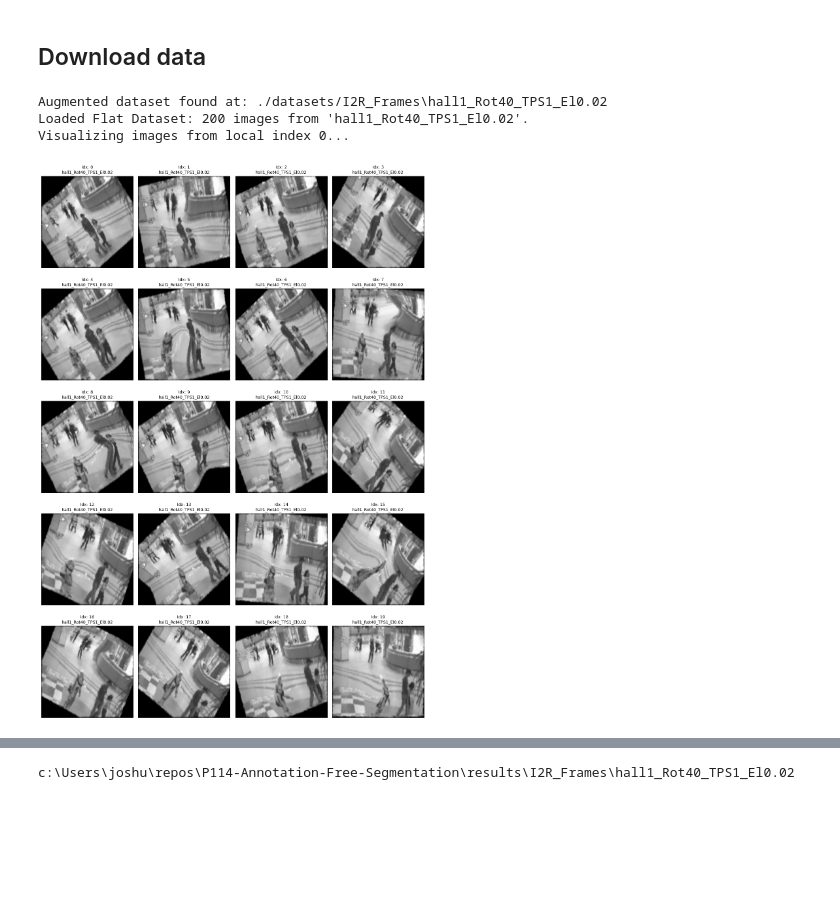
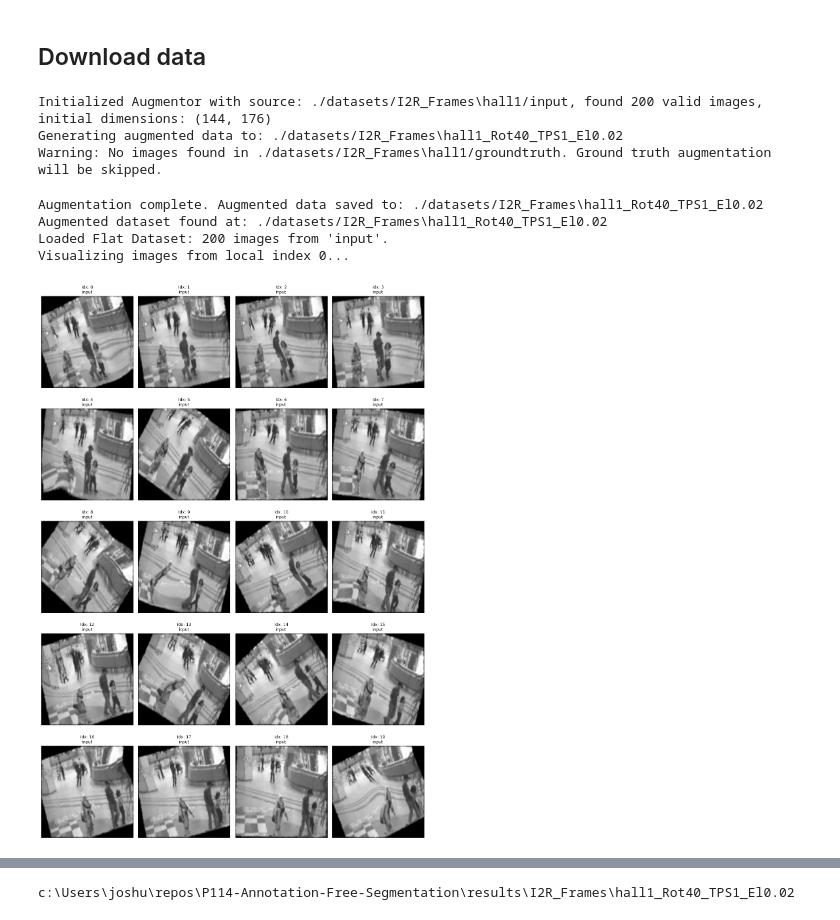
Before and after one commit to E-N-J/P114-Annotation-Free-Segmentation, a Jupyter notebook: i2r.ipynb, the cells around one changed output, grey strips where cells are left out. Saved outputs shown, nothing was run; the diff lists cells and outputs as text; code cells hidden in the pictures; blank space fills up the shorter version.

```diff
--- a/i2r.ipynb
+++ b/i2r.ipynb
@@ -35,26 +35,30 @@ if os.path.exists(DATA_ZIP_PATH) is False:
         zip.extractall("./datasets/")
 # %%
 aug = Augmentor(rotation=40, tps=1, elastic=0.02, source_root=DATASET_PATH, device=DEVICE)
-# aug.prepare(force_rebuild=True)
+aug.prepare(force_rebuild=True)
 
 input_shape = (max(aug.init_dims), max(aug.init_dims))
 i2r_data = aug.get_dataset(
     transform=transforms.Compose([
         transforms.Resize(input_shape),
         transforms.Grayscale(num_output_channels=1),
         transforms.ToTensor()
     ])
 )
 
 i2r_loader = DataLoader(i2r_data, batch_size=BATCH_SIZE, shuffle=True, num_workers=0)
 test_loader = DataLoader(i2r_data, batch_size=len(i2r_data), shuffle=False, num_workers=0)
 
 i2r_data.visualize(num_images=20)
 # %% [output]
-Augmented dataset found at: ./datasets/I2R_Frames\hall1_Rot40_TPS1_El0.02
-Loaded Flat Dataset: 200 images from 'hall1_Rot40_TPS1_El0.02'.
-Visualizing images from local index 0...
+Initialized Augmentor with source: ./datasets/I2R_Frames\hall1/input, found 200 valid images, initial dimensions: (144, 176)
+Generating augmented data to: ./datasets/I2R_Frames\hall1_Rot40_TPS1_El0.02
+Warning: No images found in ./datasets/I2R_Frames\hall1/groundtruth. Ground truth augmentation will be skipped.
+Augmentation complete. Augmented data saved to: ./datasets/I2R_Frames\hall1_Rot40_TPS1_El0.02
+Augmented dataset found at: ./datasets/I2R_Frames\hall1_Rot40_TPS1_El0.02
+Loaded Flat Dataset: 200 images from 'input'.
+Visualizing images from local index 0...
-[figure, old version]
+[figure, new version]
 # %%
 rda_params = {
         'latent_dim': 16,
```
Also changed, not shown: parts of 2 cells of this notebook, 4 other files.
